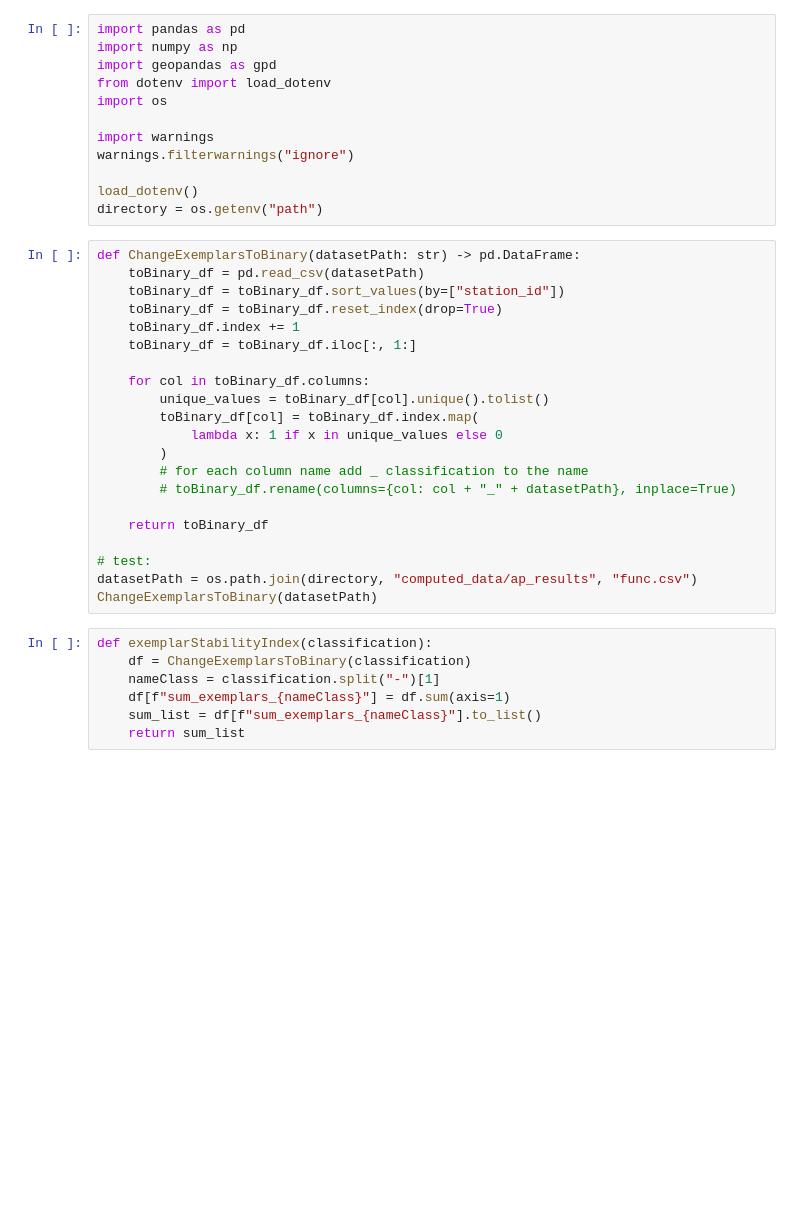
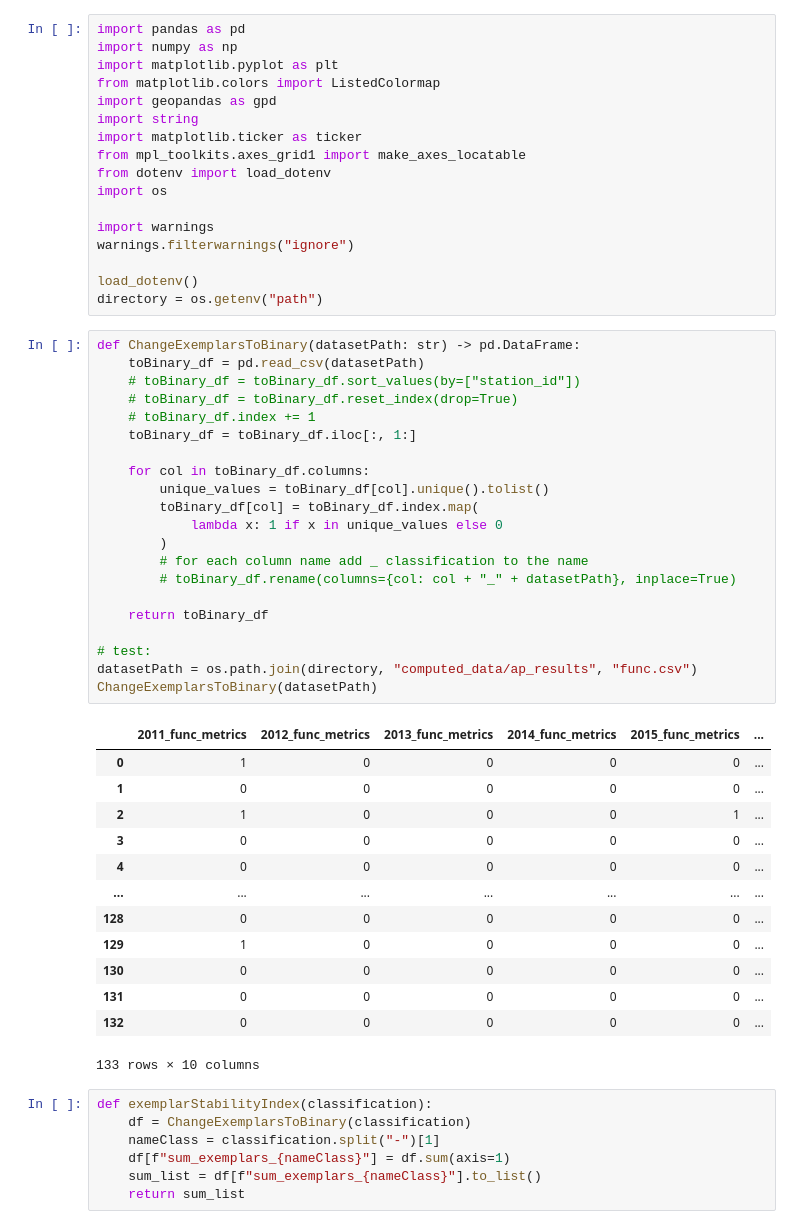
Before and after one commit to Steven-Mugisha/watershed_classification, a Jupyter notebook: exemplarity.ipynb, the cells around one changed output. Drawn from its saved outputs; the diff is of its cells as text; blank space fills up the shorter version.

```diff
--- a/exemplarity.ipynb
+++ b/exemplarity.ipynb
@@ -1,7 +1,12 @@
 # %%
 import pandas as pd
 import numpy as np
+import matplotlib.pyplot as plt
+from matplotlib.colors import ListedColormap
 import geopandas as gpd
+import string
+import matplotlib.ticker as ticker
+from mpl_toolkits.axes_grid1 import make_axes_locatable
 from dotenv import load_dotenv
 import os
 
@@ -13,24 +18,38 @@ directory = os.getenv("path")
 # %%
 def ChangeExemplarsToBinary(datasetPath: str) -> pd.DataFrame:
     toBinary_df = pd.read_csv(datasetPath)
-    toBinary_df = toBinary_df.sort_values(by=["station_id"])
-    toBinary_df = toBinary_df.reset_index(drop=True)
-    toBinary_df.index += 1
+    # toBinary_df = toBinary_df.sort_values(by=["station_id"])
+    # toBinary_df = toBinary_df.reset_index(drop=True)
+    # toBinary_df.index += 1
     toBinary_df = toBinary_df.iloc[:, 1:]
 
     for col in toBinary_df.columns:
         unique_values = toBinary_df[col].unique().tolist()
         toBinary_df[col] = toBinary_df.index.map(
             lambda x: 1 if x in unique_values else 0
         )
         # for each column name add _ classification to the name
         # toBinary_df.rename(columns={col: col + "_" + datasetPath}, inplace=True)
 
     return toBinary_df
 
 # test:
 datasetPath = os.path.join(directory, "computed_data/ap_results", "func.csv")
 ChangeExemplarsToBinary(datasetPath)
+# %% [output]
+|  | 2011_func_metrics | 2012_func_metrics | 2013_func_metrics | 2014_func_metrics | 2015_func_metrics | ... |
+| 0 | 1 | 0 | 0 | 0 | 0 | ... |
+| 1 | 0 | 0 | 0 | 0 | 0 | ... |
+| 2 | 1 | 0 | 0 | 0 | 1 | ... |
+| 3 | 0 | 0 | 0 | 0 | 0 | ... |
+| 4 | 0 | 0 | 0 | 0 | 0 | ... |
+| ... | ... | ... | ... | ... | ... | ... |
+| 128 | 0 | 0 | 0 | 0 | 0 | ... |
+| 129 | 1 | 0 | 0 | 0 | 0 | ... |
+| 130 | 0 | 0 | 0 | 0 | 0 | ... |
+| 131 | 0 | 0 | 0 | 0 | 0 | ... |
+| 132 | 0 | 0 | 0 | 0 | 0 | ... |
+133 rows × 10 columns
 # %%
 def exemplarStabilityIndex(classification):
     df = ChangeExemplarsToBinary(classification)
```
Also changed, not shown: parts of 4 cells of this notebook, 1 other file.
